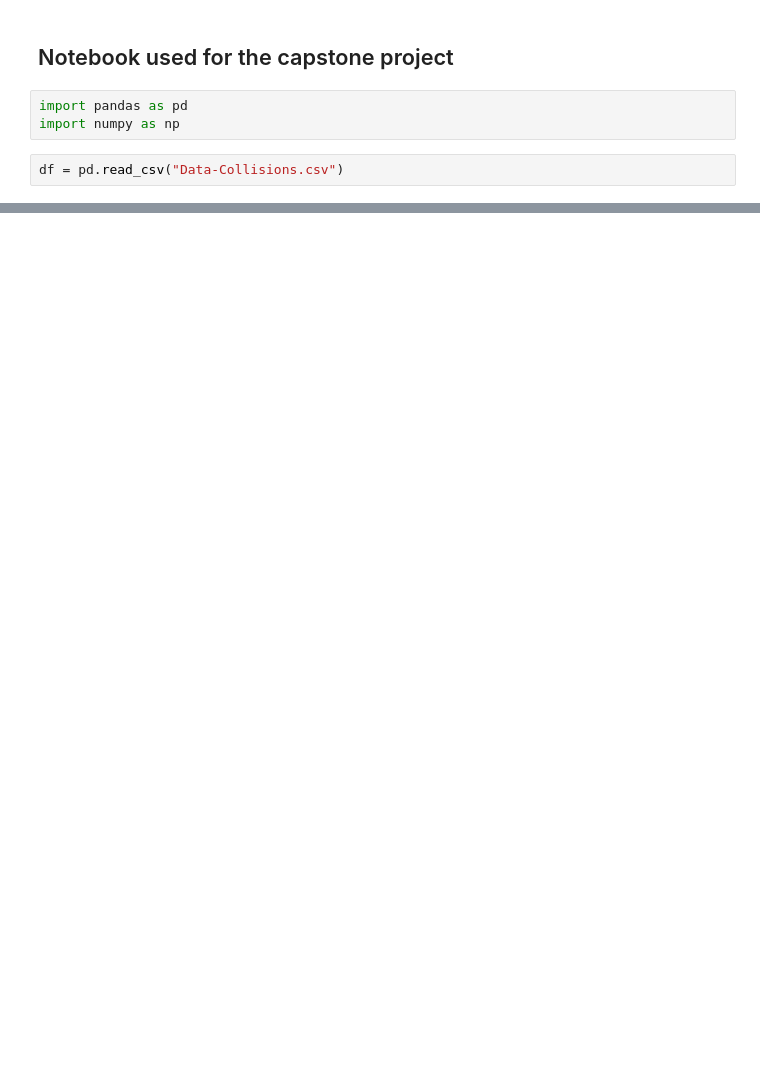
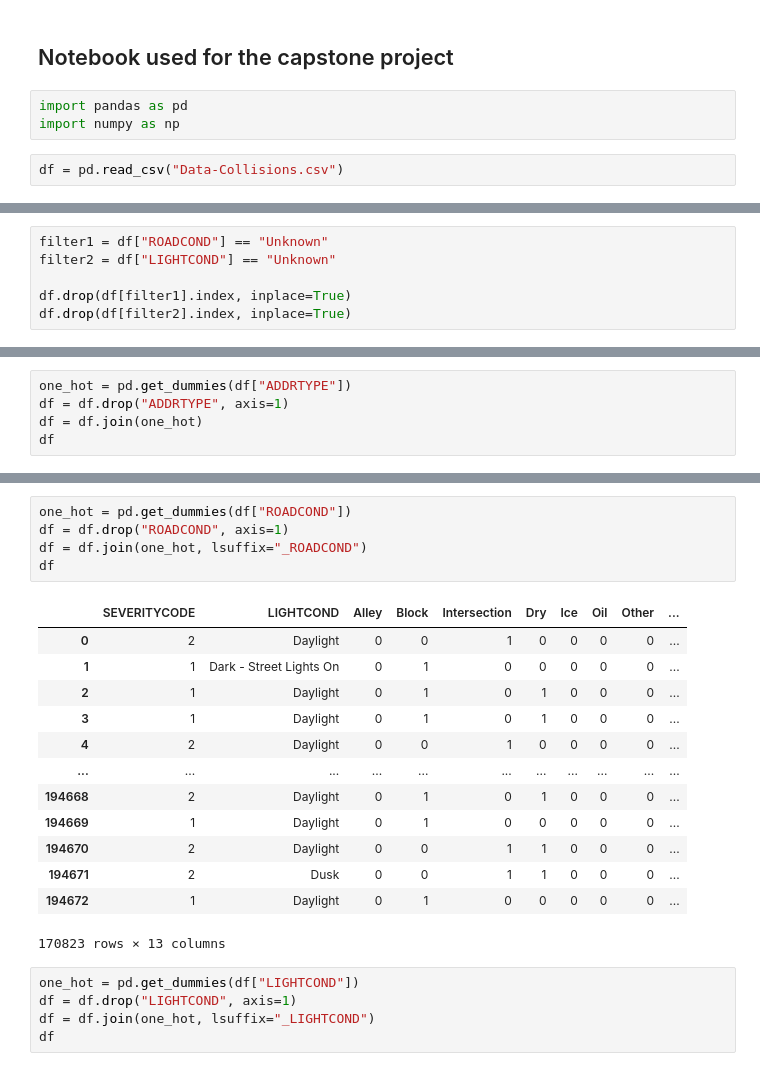
Before and after one commit to PanLas/Coursera_Capstone, a Jupyter notebook: A1.ipynb, the cells around one changed output, grey strips where cells are left out. Saved outputs shown, nothing was run; the diff lists cells and outputs as text; blank space fills up the shorter version.

```diff
--- a/A1.ipynb
+++ b/A1.ipynb
@@ -49,0 +100,6 @@ df_ = df[["SEVERITYCODE", "ADDRTYPE", "COLLISIONTYPE", "INCDTTM",
+# %%
+filter1 = df["ROADCOND"] == "Unknown"
+filter2 = df["LIGHTCOND"] == "Unknown"
+
+df.drop(df[filter1].index, inplace=True)
+df.drop(df[filter2].index, inplace=True)
@@ -49,0 +121,5 @@ df_ = df[["SEVERITYCODE", "ADDRTYPE", "COLLISIONTYPE", "INCDTTM",
+# %%
+one_hot = pd.get_dummies(df["ADDRTYPE"])
+df = df.drop("ADDRTYPE", axis=1)
+df = df.join(one_hot)
+df
@@ -49,0 +140,24 @@ df_ = df[["SEVERITYCODE", "ADDRTYPE", "COLLISIONTYPE", "INCDTTM",
+# %%
+one_hot = pd.get_dummies(df["ROADCOND"])
+df = df.drop("ROADCOND", axis=1)
+df = df.join(one_hot, lsuffix="_ROADCOND")
+df
+# %% [output]
+|  | SEVERITYCODE | LIGHTCOND | Alley | Block | Intersection | Dry | Ice | Oil | Other | ... |
+| 0 | 2 | Daylight | 0 | 0 | 1 | 0 | 0 | 0 | 0 | ... |
+| 1 | 1 | Dark - Street Lights On | 0 | 1 | 0 | 0 | 0 | 0 | 0 | ... |
+| 2 | 1 | Daylight | 0 | 1 | 0 | 1 | 0 | 0 | 0 | ... |
+| 3 | 1 | Daylight | 0 | 1 | 0 | 1 | 0 | 0 | 0 | ... |
+| 4 | 2 | Daylight | 0 | 0 | 1 | 0 | 0 | 0 | 0 | ... |
+| ... | ... | ... | ... | ... | ... | ... | ... | ... | ... | ... |
+| 194668 | 2 | Daylight | 0 | 1 | 0 | 1 | 0 | 0 | 0 | ... |
+| 194669 | 1 | Daylight | 0 | 1 | 0 | 0 | 0 | 0 | 0 | ... |
+| 194670 | 2 | Daylight | 0 | 0 | 1 | 1 | 0 | 0 | 0 | ... |
+| 194671 | 2 | Dusk | 0 | 0 | 1 | 1 | 0 | 0 | 0 | ... |
+| 194672 | 1 | Daylight | 0 | 1 | 0 | 0 | 0 | 0 | 0 | ... |
+170823 rows × 13 columns
+# %%
+one_hot = pd.get_dummies(df["LIGHTCOND"])
+df = df.drop("LIGHTCOND", axis=1)
+df = df.join(one_hot, lsuffix="_LIGHTCOND")
+df
```
Also changed, not shown: parts of 19 cells of this notebook.
